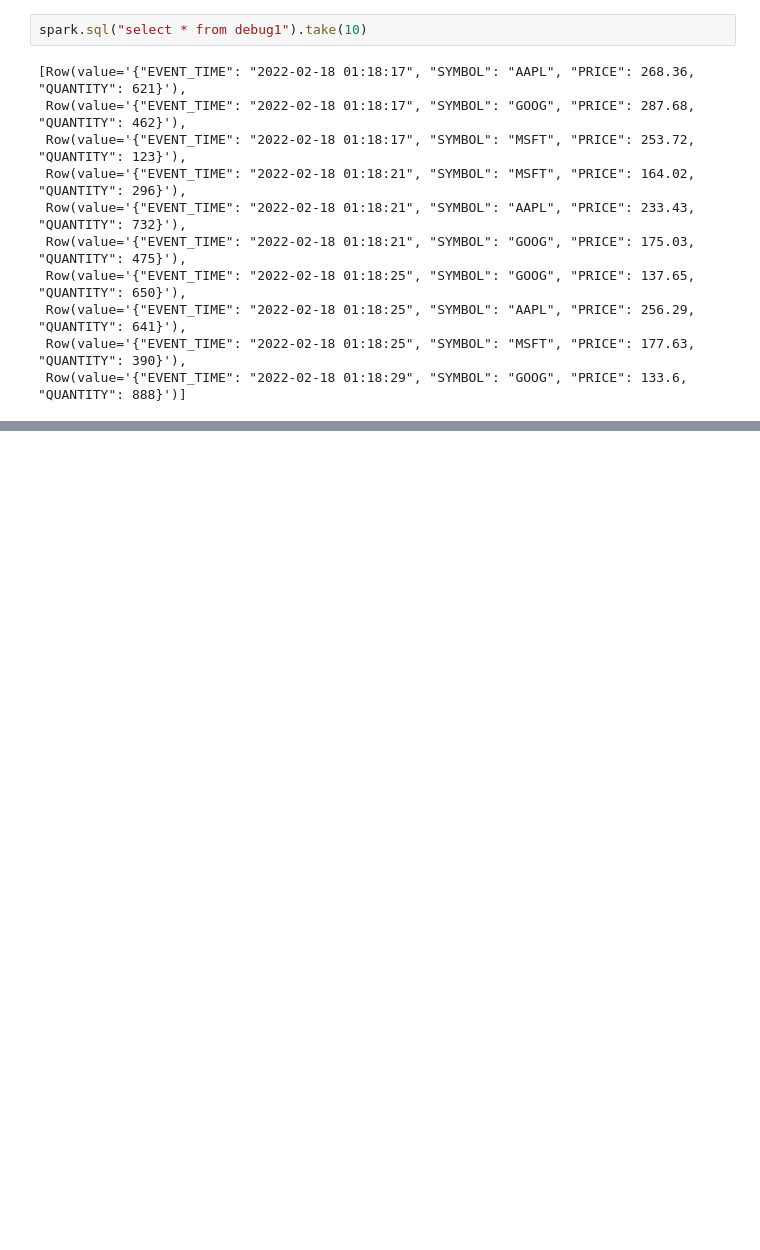
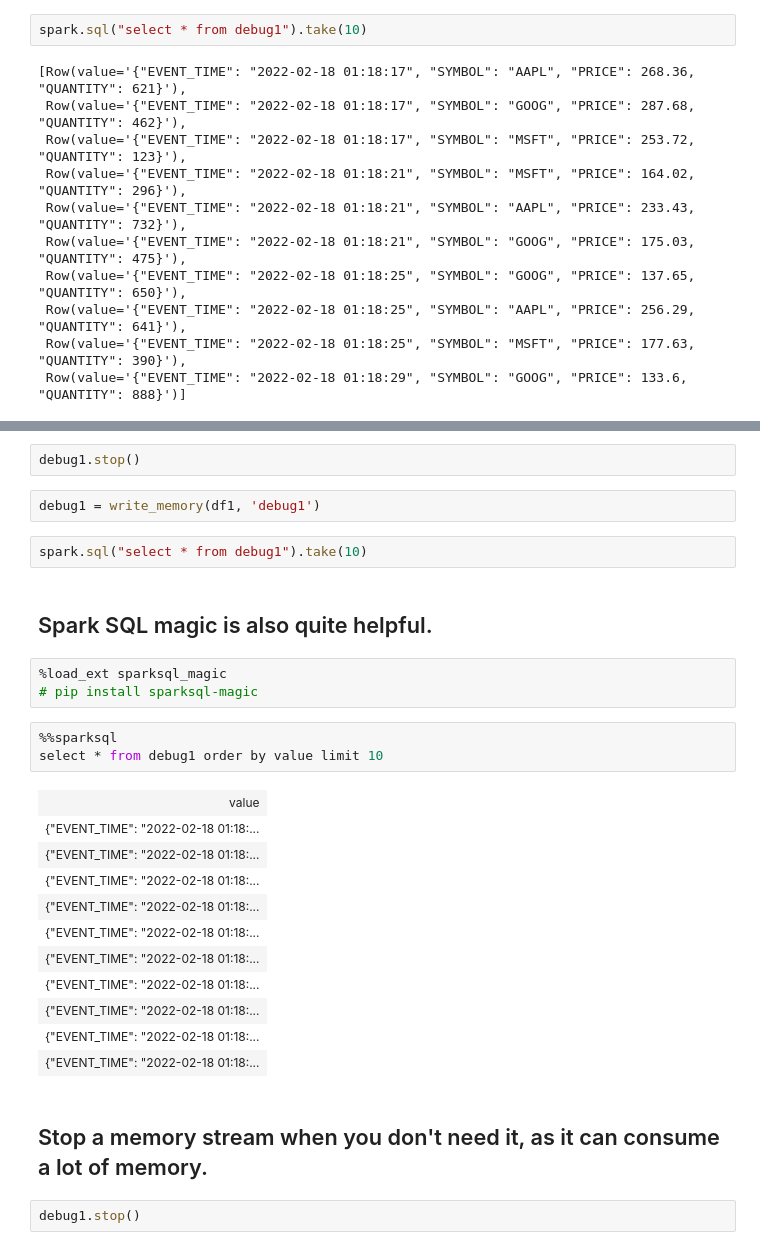
Before and after one commit to roitraining/kafka, a Jupyter notebook: ch02_spark_streaming/Spark-Streaming.ipynb, the cells around one changed output, grey strips where cells are left out. Drawn from its saved outputs; the diff is of its cells as text; blank space fills up the shorter version.

```diff
--- a/ch02_spark_streaming/Spark-Streaming.ipynb
+++ b/ch02_spark_streaming/Spark-Streaming.ipynb
@@ -178,0 +95,30 @@ spark.catalog.listTables()
+# %%
+debug1.stop()
+# %%
+debug1 = write_memory(df1, 'debug1')
+# %%
+spark.sql("select * from debug1").take(10)
+# %% [markdown]
+## Spark SQL magic is also quite helpful.
+# %%
+%load_ext sparksql_magic
+# pip install sparksql-magic
+# %%
+%%sparksql
+select * from debug1 order by value limit 10
+# %% [output]
+| value |
+| {"EVENT_TIME": "2022-02-18 01:18:... |
+| {"EVENT_TIME": "2022-02-18 01:18:... |
+| {"EVENT_TIME": "2022-02-18 01:18:... |
+| {"EVENT_TIME": "2022-02-18 01:18:... |
+| {"EVENT_TIME": "2022-02-18 01:18:... |
+| {"EVENT_TIME": "2022-02-18 01:18:... |
+| {"EVENT_TIME": "2022-02-18 01:18:... |
+| {"EVENT_TIME": "2022-02-18 01:18:... |
+| {"EVENT_TIME": "2022-02-18 01:18:... |
+| {"EVENT_TIME": "2022-02-18 01:18:... |
+# %% [markdown]
+## Stop a memory stream when you don't need it, as it can consume a lot of memory.
+# %%
+debug1.stop()
```
Also changed, not shown: parts of 31 cells of this notebook, 1 other file.
